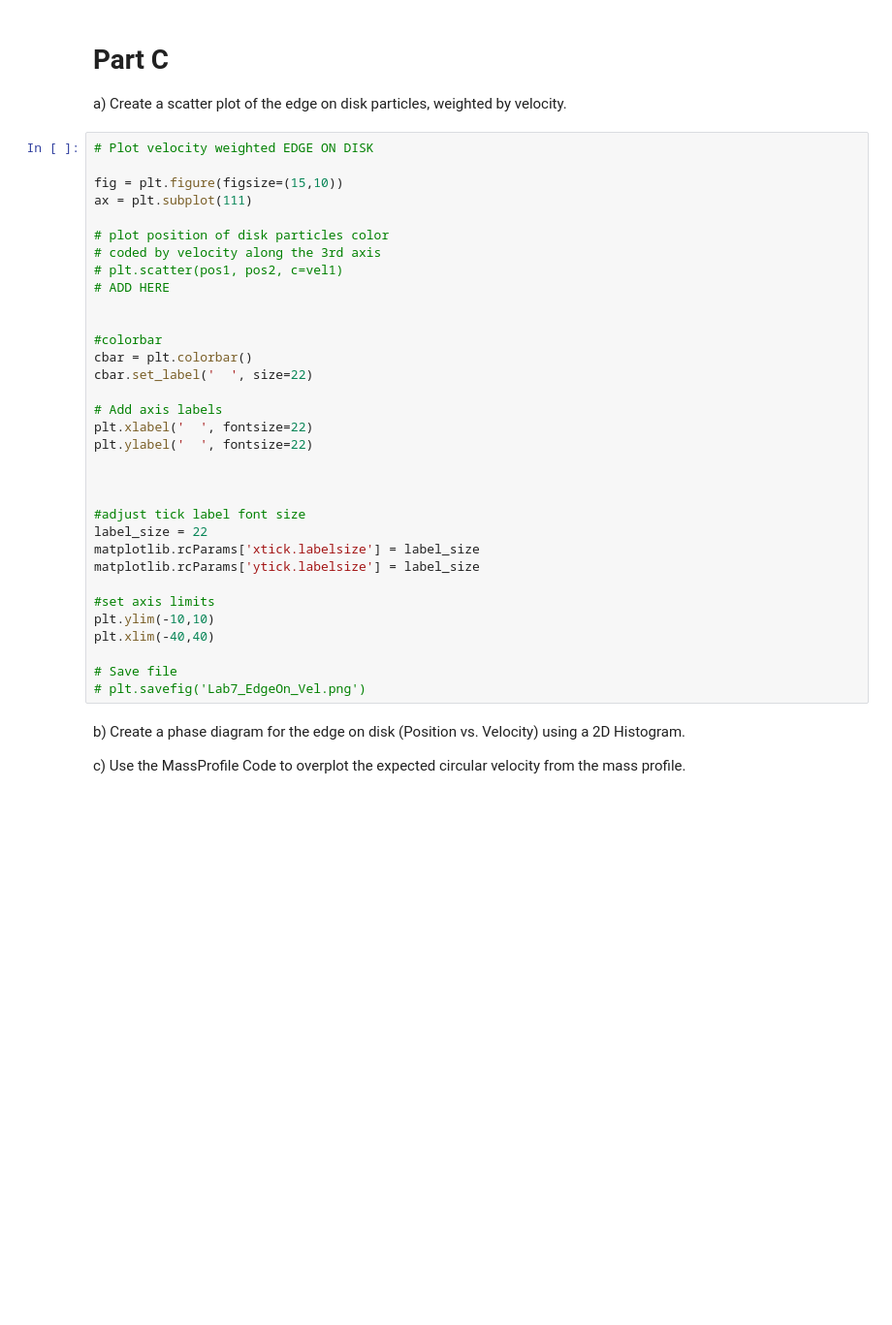
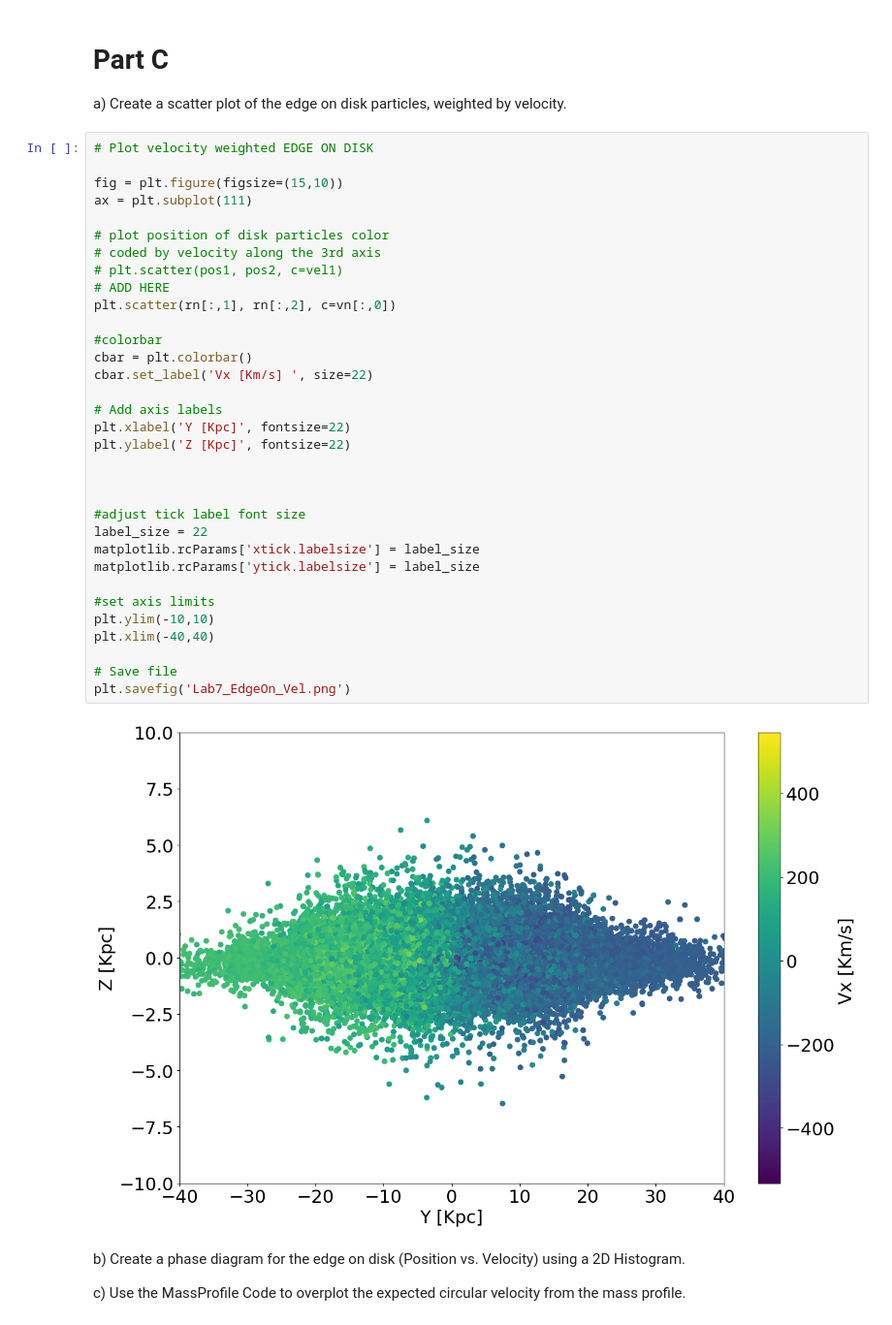
Before and after one commit to A-Mron/ABH_ASTR_400B_SP25, a Jupyter notebook: Labs/Lab7/Lab7.ipynb, the cells around one changed output. Shown at 97% size. Cells and saved outputs as stored; diff of their text form; blank space fills up the shorter version.

```diff
--- a/Labs/Lab7/Lab7.ipynb
+++ b/Labs/Lab7/Lab7.ipynb
@@ -318,36 +326,38 @@ a) Create a scatter plot of the edge on disk particles, weighted by velocity.
 # %%
 # Plot velocity weighted EDGE ON DISK
 
 fig = plt.figure(figsize=(15,10))
 ax = plt.subplot(111)
 
 # plot position of disk particles color
 # coded by velocity along the 3rd axis
 # plt.scatter(pos1, pos2, c=vel1)
 # ADD HERE
-
+plt.scatter(rn[:,1], rn[:,2], c=vn[:,0])
 
 #colorbar
 cbar = plt.colorbar()
-cbar.set_label('  ', size=22)
+cbar.set_label('Vx [Km/s] ', size=22)
 
 # Add axis labels
-plt.xlabel('  ', fontsize=22)
-plt.ylabel('  ', fontsize=22)
+plt.xlabel('Y [Kpc]', fontsize=22)
+plt.ylabel('Z [Kpc]', fontsize=22)
 
 
 
 #adjust tick label font size
 label_size = 22
 matplotlib.rcParams['xtick.labelsize'] = label_size
 matplotlib.rcParams['ytick.labelsize'] = label_size
 
 #set axis limits
 plt.ylim(-10,10)
 plt.xlim(-40,40)
 
 # Save file
-# plt.savefig('Lab7_EdgeOn_Vel.png')
+plt.savefig('Lab7_EdgeOn_Vel.png')
+# %% [output]
+[figure, added]
 # %% [markdown]
 b) Create a phase diagram for the edge on disk (Position vs. Velocity) using a 2D Histogram.
 
```
Also changed, not shown: parts of 11 cells of this notebook.
